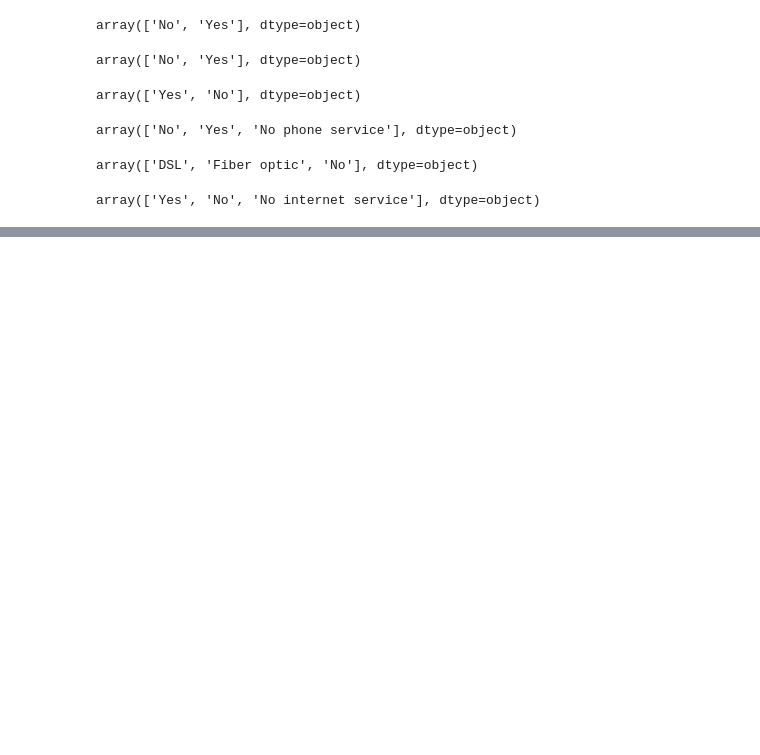
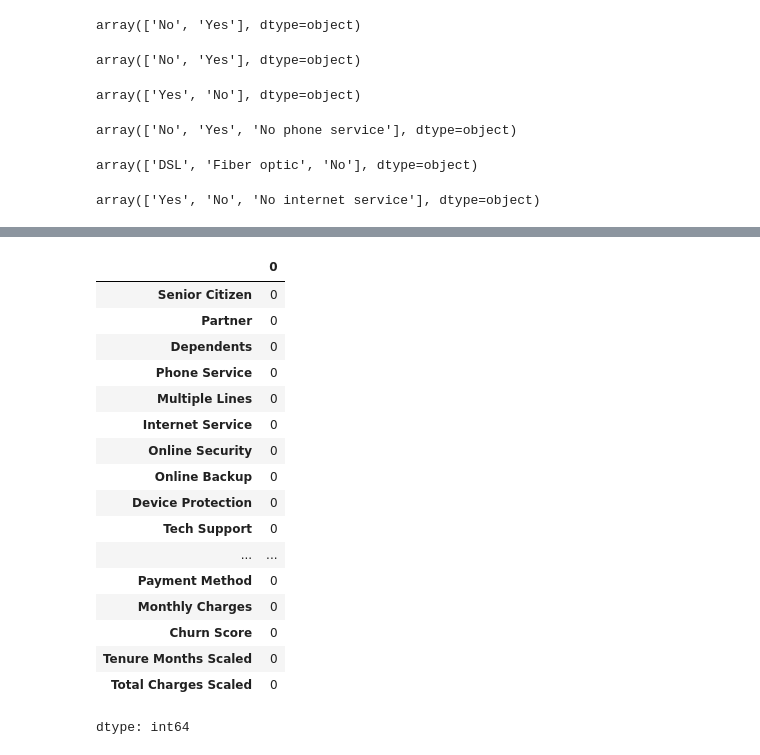
Before and after one commit to Mann2760/AIML-task-PS1, a Jupyter notebook: Churn_ML_model.ipynb, the cells around one changed output, grey strips where cells are left out. Saved outputs shown, nothing was run; the diff lists cells and outputs as text; code cells hidden in the pictures; blank space fills up the shorter version.

Commit message:
new churn

```diff
--- a/Churn_ML_model.ipynb
+++ b/Churn_ML_model.ipynb
@@ -189,0 +309,21 @@ df["Online Security"] = df["Online Security"].replace("No internet service", 2)
+# %%
+df.isnull().sum()
+# %% [output]
+|  | 0 |
+| Senior Citizen | 0 |
+| Partner | 0 |
+| Dependents | 0 |
+| Phone Service | 0 |
+| Multiple Lines | 0 |
+| Internet Service | 0 |
+| Online Security | 0 |
+| Online Backup | 0 |
+| Device Protection | 0 |
+| Tech Support | 0 |
+| ... | ... |
+| Payment Method | 0 |
+| Monthly Charges | 0 |
+| Churn Score | 0 |
+| Tenure Months Scaled | 0 |
+| Total Charges Scaled | 0 |
+dtype: int64
```
Also changed, not shown: parts of 30 cells of this notebook.
